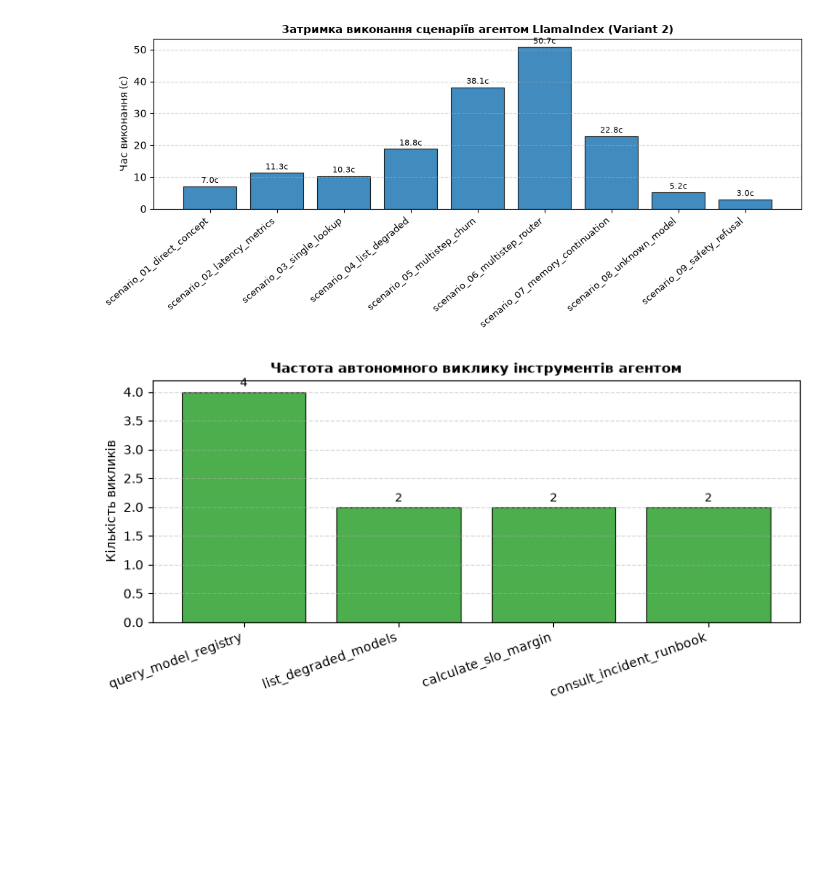
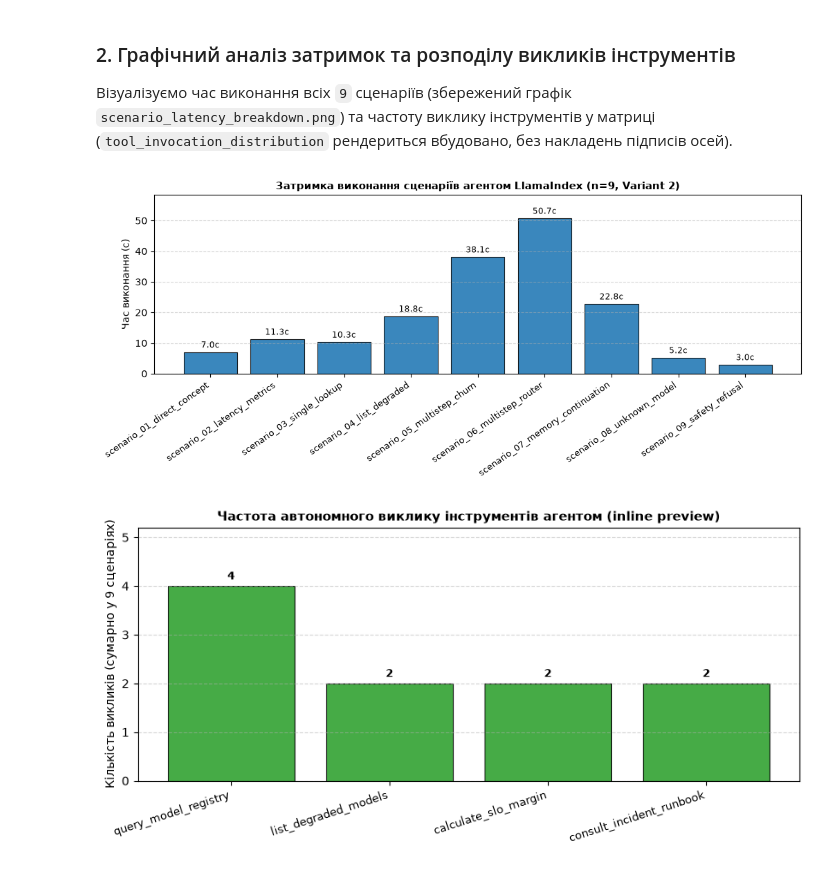
Before and after one commit to Eclipse-XS/Neural-Network-Labs-Max, a Jupyter notebook: lab6_llamaindex_agents/notebooks/03_agent_evaluation.ipynb, the cells around one changed output. Cells and saved outputs as stored; diff of their text form; code cells hidden in the pictures; blank space fills up the shorter version.

Commit message:
refactor(lab6): improve LlamaIndex agent trace and evaluation presentation

```diff
--- a/lab6_llamaindex_agents/notebooks/03_agent_evaluation.ipynb
+++ b/lab6_llamaindex_agents/notebooks/03_agent_evaluation.ipynb
@@ -95,43 +128,49 @@ display(cat_summary)
+# %% [markdown]
+### 2. Графічний аналіз затримок та розподілу викликів інструментів
+
+Візуалізуємо час виконання всіх `9` сценаріїв (збережений графік `scenario_latency_breakdown.png`) та частоту виклику інструментів у матриці (`tool_invocation_distribution` рендериться вбудовано, без накладень підписів осей).
 # %%
-import matplotlib.pyplot as plt
-
-# 1. Графік затримки за сценаріями
-fig, ax = plt.subplots(figsize=(10, 4.5))
-bars = ax.bar(df['scenario_id'], df['elapsed_sec'], color='#1f77b4', alpha=0.85, edgecolor='black', linewidth=0.8)
+# 1. Графік затримки за сценаріями (оновлює відстежуваний outputs/figures/scenario_latency_breakdown.png)
+fig, ax = plt.subplots(figsize=(10.5, 4.6))
+bars = ax.bar(range(len(df)), df['elapsed_sec'], color='#1f77b4', alpha=0.88, edgecolor='black', linewidth=0.8)
 ax.set_xticks(range(len(df)))
-ax.set_xticklabels(df['scenario_id'], rotation=40, ha='right', fontsize=9)
+ax.set_xticklabels(df['scenario_id'], rotation=35, ha='right', fontsize=9)
 ax.set_ylabel('Час виконання (с)', fontsize=10)
-ax.set_title('Затримка виконання сценаріїв агентом LlamaIndex (Variant 2)', fontsize=11, fontweight='bold')
+ax.set_title('Затримка виконання сценаріїв агентом LlamaIndex (n=9, Variant 2)', fontsize=11, fontweight='bold')
+ax.set_ylim(0, max(df['elapsed_sec']) * 1.15)
 ax.grid(axis='y', linestyle='--', alpha=0.5)
 for bar in bars:
     h = bar.get_height()
-    ax.text(bar.get_x() + bar.get_width()/2., h + 0.5, f'{h:.1f}с', ha='center', va='bottom', fontsize=8)
+    ax.text(bar.get_x() + bar.get_width() / 2.0, h + 0.8, f'{h:.1f}с', ha='center', va='bottom', fontsize=8.5)
 plt.tight_layout()
 plt.savefig(FIGURES_DIR / 'scenario_latency_breakdown.png', dpi=200)
 plt.show()
 
-# 2. Розподіл використання інструментів
+# 2. Розподіл частоти виклику інструментів (виправлено FixedLocator: спочатку set_xticks, потім set_xticklabels)
 tool_counts = {}
 for tools_str in df['tools_called'].dropna():
-    if tools_str and str(tools_str).strip() != 'None':
-        for t in str(tools_str).split(','):
-            t_clean = t.strip()
-            if t_clean:
-                tool_counts[t_clean] = tool_counts.get(t_clean, 0) + 1
+    for t in str(tools_str).split(','):
+        t_clean = t.strip()
+        if t_clean:
+            tool_counts[t_clean] = tool_counts.get(t_clean, 0) + 1
 
 if tool_counts:
-    fig2, ax2 = plt.subplots(figsize=(8, 4))
-    bars2 = ax2.bar(list(tool_counts.keys()), list(tool_counts.values()), color='#2ca02c', alpha=0.85, edgecolor='black', linewidth=0.8)
-    ax2.set_ylabel('Кількість викликів', fontsize=10)
-    ax2.set_title('Частота автономного виклику інструментів агентом', fontsize=11, fontweight='bold')
-    ax2.set_xticklabels(list(tool_counts.keys()), rotation=20, ha='right')
+    tools_list = list(tool_counts.keys())
+    counts_list = list(tool_counts.values())
+    fig2, ax2 = plt.subplots(figsize=(8.5, 4.2))
+    x_pos = range(len(tools_list))
+    bars2 = ax2.bar(x_pos, counts_list, color='#2ca02c', alpha=0.88, edgecolor='black', linewidth=0.8)
+    ax2.set_xticks(list(x_pos))
+    ax2.set_xticklabels(tools_list, rotation=18, ha='right', fontsize=9.5)
+    ax2.set_ylabel('Кількість викликів (сумарно у 9 сценаріях)', fontsize=10)
+    ax2.set_title('Частота автономного виклику інструментів агентом (inline preview)', fontsize=11, fontweight='bold')
+    ax2.set_ylim(0, max(counts_list) + 1.2)
     ax2.grid(axis='y', linestyle='--', alpha=0.5)
     for bar in bars2:
         h = bar.get_height()
-        ax2.text(bar.get_x() + bar.get_width()/2., h + 0.05, f'{int(h)}', ha='center', va='bottom', fontsize=9)
+        ax2.text(bar.get_x() + bar.get_width() / 2.0, h + 0.08, f'{int(h)}', ha='center', va='bottom', fontsize=9.5, fontweight='bold')
     plt.tight_layout()
-    plt.savefig(FIGURES_DIR / 'tool_invocation_distribution.png', dpi=200)
     plt.show()
 # %% [output]
-[figure, old version]
+[figure, new version]
-[figure, old version]
+[figure, new version]
```
Also changed, not shown: parts of 17 cells of this notebook, 3 other files.
